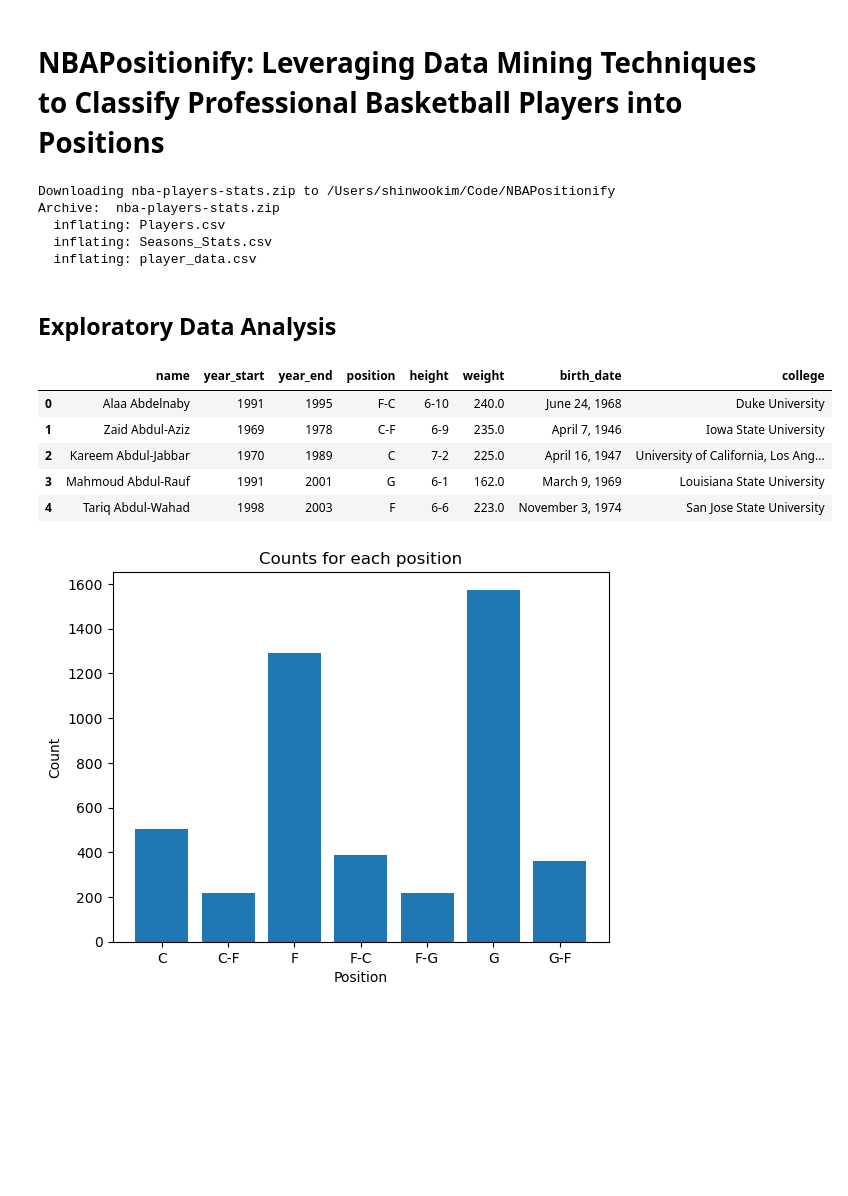
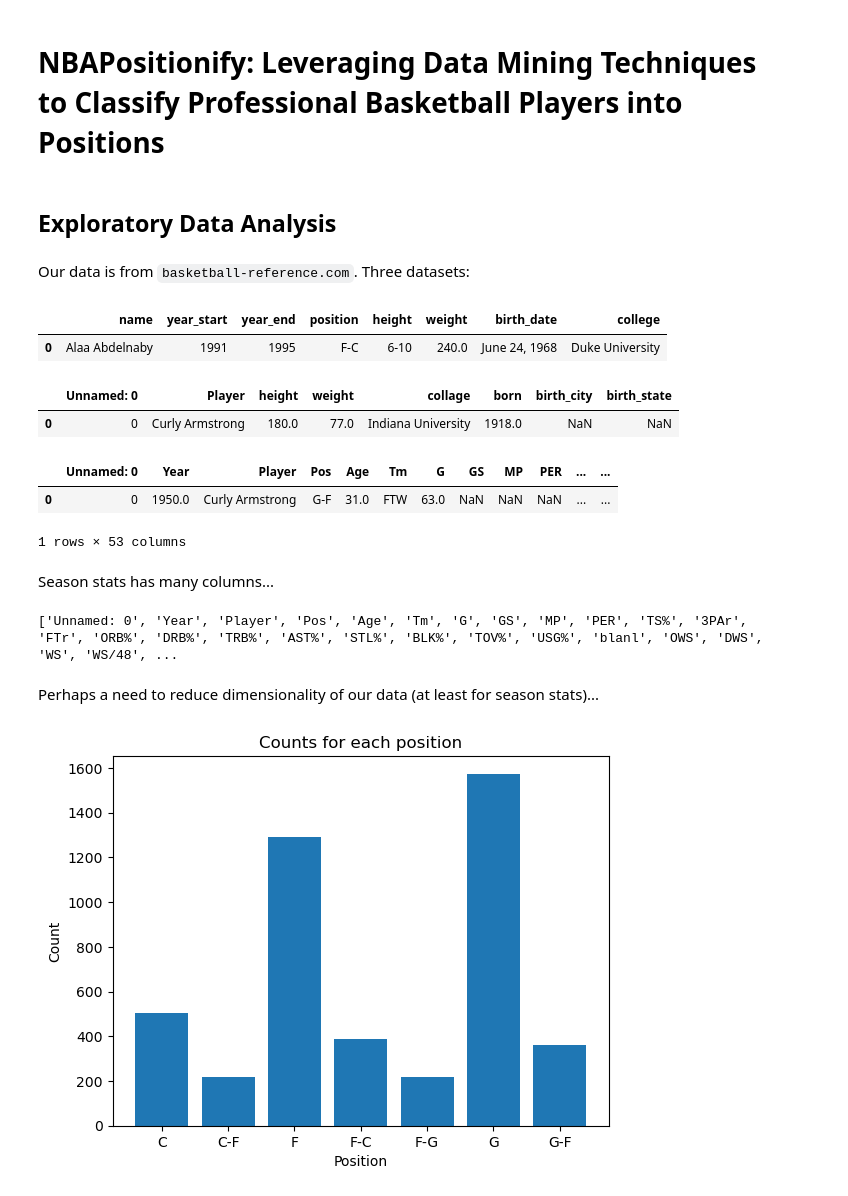
Before and after one commit to shinwookim/NBAPositionify, a Jupyter notebook: main.ipynb, the cells around one changed output. Saved outputs shown, nothing was run; the diff lists cells and outputs as text; code cells hidden in the pictures; blank space fills up the shorter version.

Commit message:
Streamlined downloading datasets

```diff
--- a/main.ipynb
+++ b/main.ipynb
@@ -7,25 +6,41 @@ import kaggle
 import matplotlib.pyplot as plt
 # %%
-# Get Dataset from Kaggle
+## Get Dataset from Kaggle
+# Requires the kaggle package to download dataset. Uncomment the line below to install
+# !pip3 install kaggle
+import kaggle
 # Requires kaggle.json (Kaggle API Key) placed in ~/.kaggle
-!kaggle datasets download -d drgilermo/nba-players-stats --force
-!unzip -u nba-players-stats.zip
+kaggle.api.authenticate()
+kaggle.api.dataset_download_files("drgilermo/nba-players-stats", path="./data/", unzip=True)
-# %% [output]
-Downloading nba-players-stats.zip to /Users/shinwookim/Code/NBAPositionify
-Archive:  nba-players-stats.zip
-  inflating: Players.csv
-  inflating: Seasons_Stats.csv
-  inflating: player_data.csv
 # %% [markdown]
 ## Exploratory Data Analysis
+# %% [markdown]
+Our data is from `basketball-reference.com`. Three datasets:
 # %%
-df = pd.read_csv("player_data.csv")
-df.head()
+player_data = pd.read_csv("./data/player_data.csv")
+player_data.head(1)
 # %% [output]
 |  | name | year_start | year_end | position | height | weight | birth_date | college |
 | 0 | Alaa Abdelnaby | 1991 | 1995 | F-C | 6-10 | 240.0 | June 24, 1968 | Duke University |
-| 1 | Zaid Abdul-Aziz | 1969 | 1978 | C-F | 6-9 | 235.0 | April 7, 1946 | Iowa State University |
-| 2 | Kareem Abdul-Jabbar | 1970 | 1989 | C | 7-2 | 225.0 | April 16, 1947 | University of California, Los Ang... |
-| 3 | Mahmoud Abdul-Rauf | 1991 | 2001 | G | 6-1 | 162.0 | March 9, 1969 | Louisiana State University |
-| 4 | Tariq Abdul-Wahad | 1998 | 2003 | F | 6-6 | 223.0 | November 3, 1974 | San Jose State University |
+# %%
+players = pd.read_csv("./data/Players.csv")
+players.head(1)
+# %% [output]
+|  | Unnamed: 0 | Player | height | weight | collage | born | birth_city | birth_state |
+| 0 | 0 | Curly Armstrong | 180.0 | 77.0 | Indiana University | 1918.0 | NaN | NaN |
+# %%
+season_stats = pd.read_csv("./data/Seasons_Stats.csv")
+season_stats.head(1)
+# %% [output]
+|  | Unnamed: 0 | Year | Player | Pos | Age | Tm | G | GS | MP | PER | ... | ... |
+| 0 | 0 | 1950.0 | Curly Armstrong | G-F | 31.0 | FTW | 63.0 | NaN | NaN | NaN | ... | ... |
+1 rows × 53 columns
+# %% [markdown]
+Season stats has many columns...
+# %%
+print(list(season_stats.columns))
+# %% [output]
+['Unnamed: 0', 'Year', 'Player', 'Pos', 'Age', 'Tm', 'G', 'GS', 'MP', 'PER', 'TS%', '3PAr', 'FTr', 'ORB%', 'DRB%', 'TRB%', 'AST%', 'STL%', 'BLK%', 'TOV%', 'USG%', 'blanl', 'OWS', 'DWS', 'WS', 'WS/48', ...
+# %% [markdown]
+Perhaps a need to reduce dimensionality of our data (at least for season stats)...
 # %%
```
Also changed, not shown: parts of 3 cells of this notebook.
